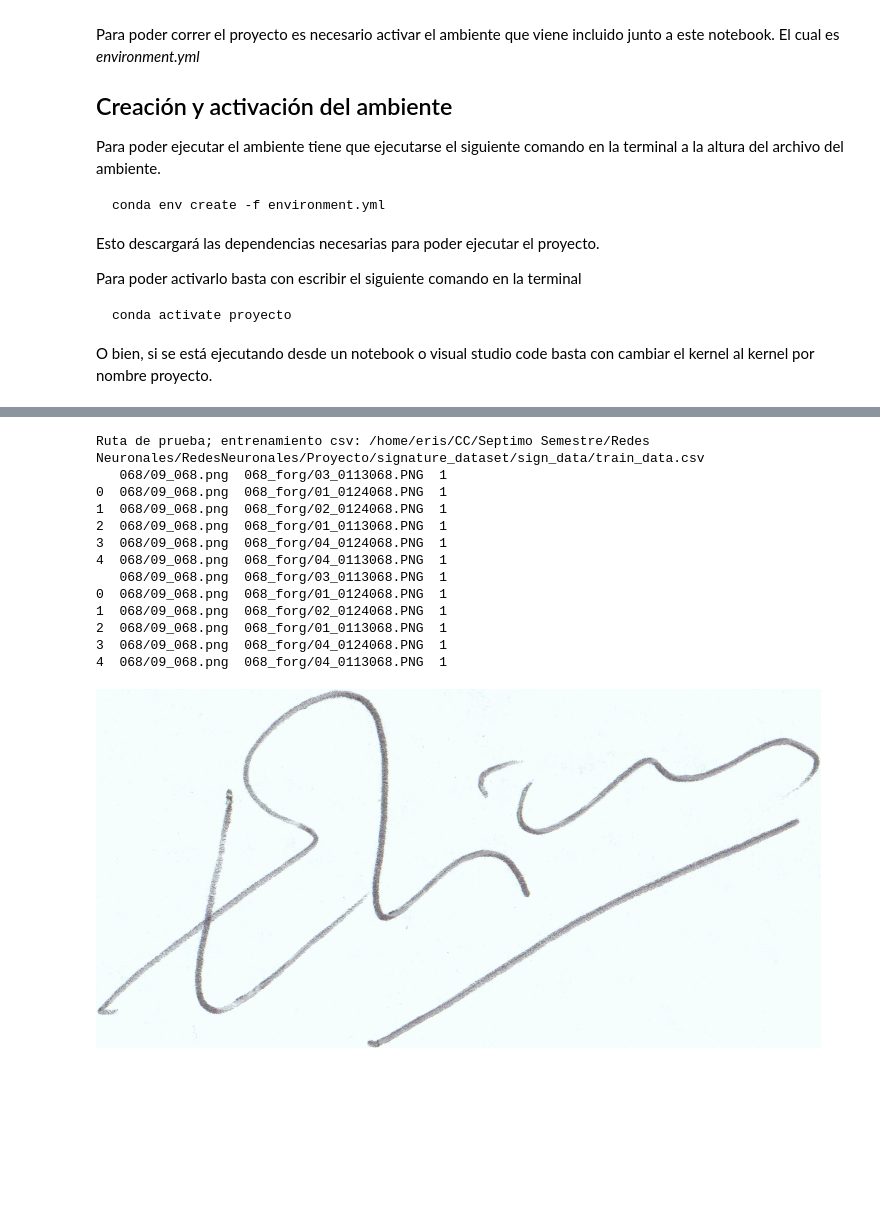
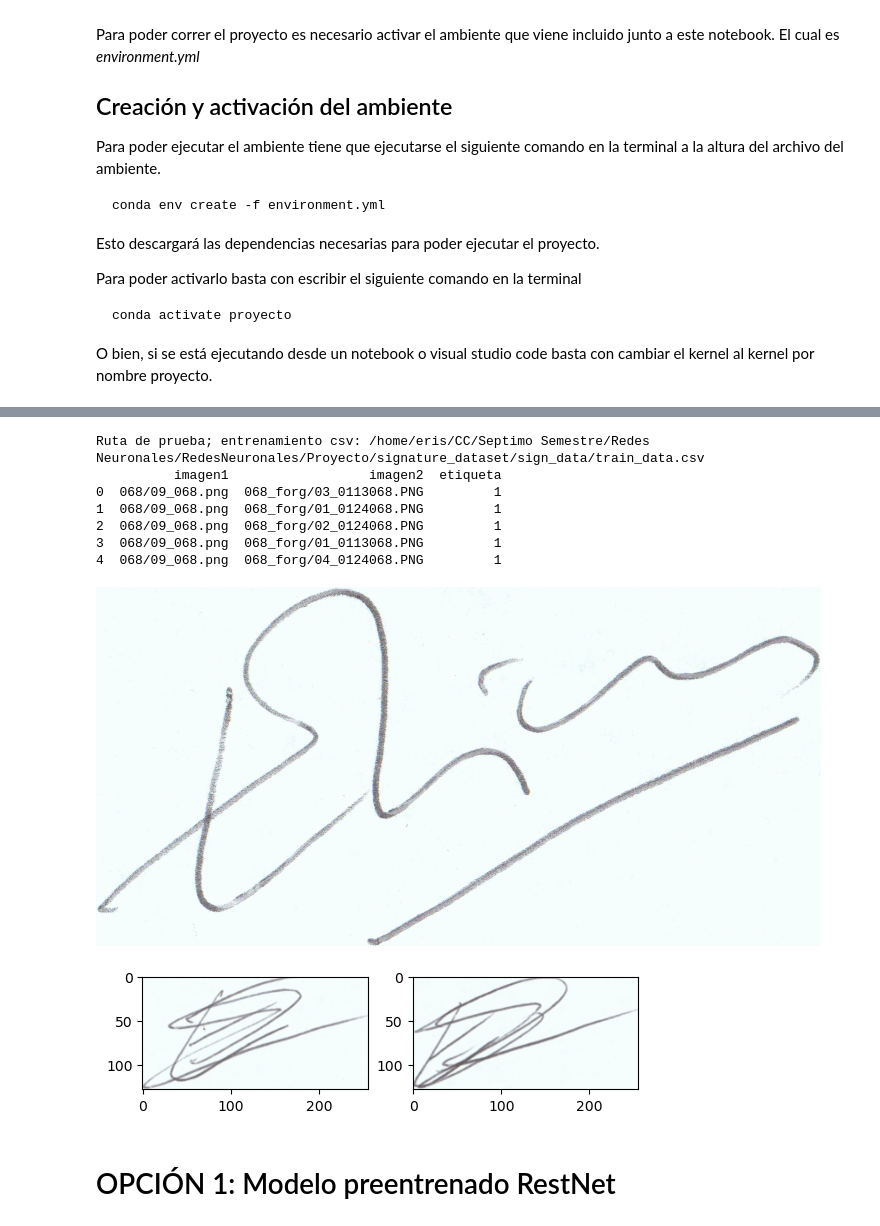
Before and after one commit to AylenMartinez04/DeploymentProjectRN, a Jupyter notebook: Proyecto/Proyecto_RedesNeuronales.ipynb, the cells around one changed output, grey strips where cells are left out. Cells and saved outputs as stored; diff of their text form; code cells hidden in the pictures; blank space fills up the shorter version.

Commit message:
Avances antes del entrenamiento

```diff
--- a/Proyecto/Proyecto_RedesNeuronales.ipynb
+++ b/Proyecto/Proyecto_RedesNeuronales.ipynb
@@ -94,36 +96,35 @@ Directorio anidado eliminado con éxito.
 # Path('signature_dataset/sign_data') le añade la ruta relativa a los datos que vamos a estar usadno.
 
 DIRECTORIO_BASE = Path(os.getcwd()) #Ruta de nuestro proyecto :)
-RUTA_DATOS = DIRECTORIO_BASE / 'signature_dataset' / 'sign_data'
+RUTA_DATOS = DIRECTORIO_BASE / 'signature_dataset' / 'sign_data' #Ruta principal
 
+#Ruta de los csv de entrenamiento y test
 ruta_train_csv = RUTA_DATOS / 'train_data.csv'
 ruta_test_csv = RUTA_DATOS / 'test_data.csv'
 
+#Ruta de imagen de prueba
 ruta_imagen_train = RUTA_DATOS / 'train/001/001_01.PNG'
+
+#Ruta de entrenamiento y test
+ruta_train = RUTA_DATOS / 'train'
+ruta_test = RUTA_DATOS / 'test'
 
 print(f"Ruta de prueba; entrenamiento csv: {ruta_train_csv}")
 
 #Esto es para verificar que en cualquier computadora todo esté a la misma altura y orden
-df_test = pd.read_csv(ruta_test_csv).head()
-df_train = pd.read_csv(ruta_train_csv).head()
-
+nombres_columnas = ['imagen1', 'imagen2', 'etiqueta']
+df_train = pd.read_csv(ruta_train_csv, names = nombres_columnas)
+df_test = pd.read_csv(ruta_test_csv, names = nombres_columnas)
 img_train = Image.open(ruta_imagen_train)
 
-print(df_test)
-print(df_train)
+print(df_train.head())
 img_train
 # %% [output]
 Ruta de prueba; entrenamiento csv: /home/eris/CC/Septimo Semestre/Redes Neuronales/RedesNeuronales/Proyecto/signature_dataset/sign_data/train_data.csv
-   068/09_068.png  068_forg/03_0113068.PNG  1
-0  068/09_068.png  068_forg/01_0124068.PNG  1
-1  068/09_068.png  068_forg/02_0124068.PNG  1
-2  068/09_068.png  068_forg/01_0113068.PNG  1
-3  068/09_068.png  068_forg/04_0124068.PNG  1
-4  068/09_068.png  068_forg/04_0113068.PNG  1
-   068/09_068.png  068_forg/03_0113068.PNG  1
-0  068/09_068.png  068_forg/01_0124068.PNG  1
-1  068/09_068.png  068_forg/02_0124068.PNG  1
-2  068/09_068.png  068_forg/01_0113068.PNG  1
-3  068/09_068.png  068_forg/04_0124068.PNG  1
-4  068/09_068.png  068_forg/04_0113068.PNG  1
+          imagen1                  imagen2  etiqueta
+0  068/09_068.png  068_forg/03_0113068.PNG         1
+1  068/09_068.png  068_forg/01_0124068.PNG         1
+2  068/09_068.png  068_forg/02_0124068.PNG         1
+3  068/09_068.png  068_forg/01_0113068.PNG         1
+4  068/09_068.png  068_forg/04_0124068.PNG         1
 [figure]
@@ -133,0 +131,40 @@ DIRECTORIO_VALIDACION = os.path.join(RUTA_DATOS, "val")
+# %%
+class SignatureDataset(Dataset):
+    def __init__(self, datos, ruta, transform = None):
+        self.datos = datos
+        self.ruta = ruta
+        self.transform = transform
+
+    def __len__(self):
+        return len(self.datos)
+
+    def __getitem__(self, indice):
+        imagen1 = Image.open(ruta_train / self.datos["imagen1"][indice])
+        imagen2 = Image.open(ruta_train / self.datos["imagen2"][indice])
+        etiqueta = self.datos["etiqueta"][indice]
+
+        if self.transform is not None:
+            imagen1 = self.transform(imagen1)
+            imagen2 = self.transform(imagen2)
+
+        return imagen1, imagen2, etiqueta
+# %%
+#tamaño = (155,220) #Opción inicial vista en el paper
+#tamaño = (224,224) #opción segura para restNet18 al trabajar con imagenes de 224 x 224
+tamaño = (128,256) #opción intermedia, aqui consideramos tanto la potencia como las caraterísiticas
+
+reescala = transform = transforms.Compose([transforms.Resize(tamaño), transforms.ToTensor()])
+train_dataset = SignatureDataset(df_train, ruta_train, transform=reescala)
+test_dataset = SignatureDataset(df_test, ruta_test, transform=reescala)
+# %%
+def imagenes_pares(imagen1, imagen2, etiqueta):
+    fig, axes = plt.subplots(1,2)
+    axes[0].imshow(np.transpose(imagen1.numpy(), (1, 2, 0)))
+    axes[1].imshow(np.transpose(imagen2.numpy(), (1, 2, 0)))
+
+imagen1, imagen2, etiqueta = train_dataset[12000]
+imagenes_pares(imagen1, imagen2, etiqueta)
+# %% [output]
+[figure, added]
+# %% [markdown]
+# OPCIÓN 1: Modelo preentrenado RestNet
```
Also changed, not shown: parts of 15 cells of this notebook.
